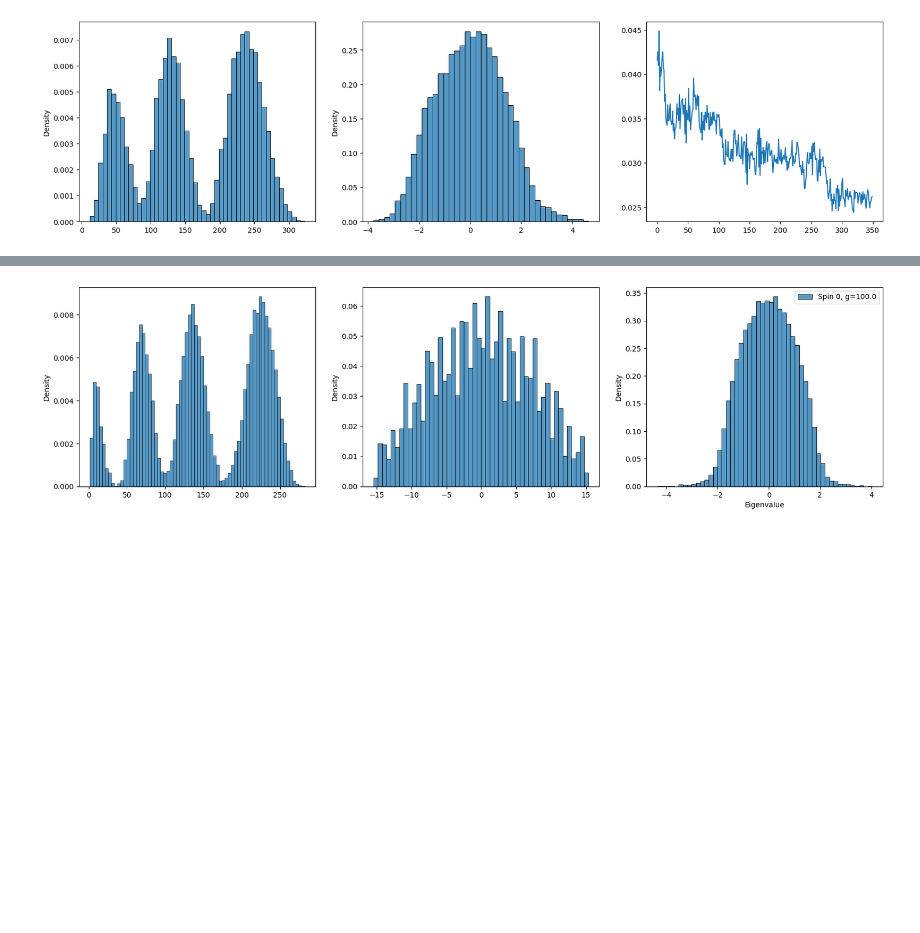
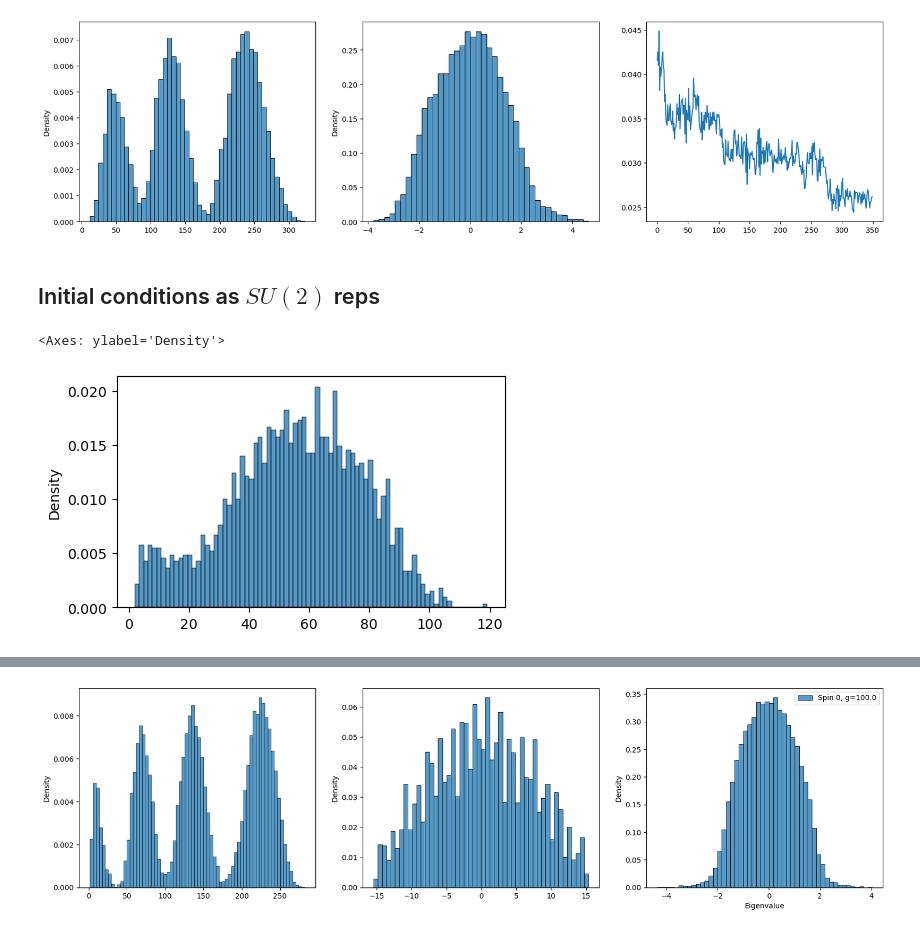
Before and after one commit to harish02murali/MatrixModelHMC_pytorch, a Jupyter notebook: dataAnalysis.ipynb, the cells around one changed output, grey strips where cells are left out. Cells and saved outputs as stored; diff of their text form; code cells hidden in the pictures; blank space fills up the shorter version.

```diff
--- a/dataAnalysis.ipynb
+++ b/dataAnalysis.ipynb
@@ -471,3 +504,30 @@ axes[2].plot((-commsSpin0g150[50:, 0].real) / commsSpin0g150[50:, 1].real)
 # %% [output]
 [<matplotlib.lines.Line2D at 0x...>]
 [figure]
+# %% [markdown]
+## Initial conditions as $SU(2)$ reps
+# %%
+NCOL = 45
+evalsSpin0g300 = np.fromfile(f"eigenvalues_fuzzySpin0_type2_Omega1.0_g300.0_N45.dat", dtype=np.complex128).reshape(-1, 7 * 45)
+commsSpin0g300 = np.fromfile(f"comm2_fuzzySpin0_type2_Omega1.0_g300.0_N45.dat", dtype=np.complex128).reshape(-1, 4)
+evalsSpin4g300 = np.fromfile(f"eigenvalues_fuzzySpin4_type2_Omega1.0_g300.0_N45.dat", dtype=np.complex128).reshape(-1, 7 * 45)
+commsSpin4g300 = np.fromfile(f"comm2_fuzzySpin4_type2_Omega1.0_g300.0_N45.dat", dtype=np.complex128).reshape(-1, 4)
+evalsSpin22g300 = np.fromfile(f"eigenvalues_fuzzySpin22_type2_Omega1.0_g300.0_N45.dat", dtype=np.complex128).reshape(-1, 7 * 45)
+commsSpin22g300 = np.fromfile(f"comm2_fuzzySpin22_type2_Omega1.0_g300.0_N45.dat", dtype=np.complex128).reshape(-1, 4)
+evalsSpin0g1000 = np.fromfile(f"eigenvalues_fuzzySpin0_type2_Omega1.0_g1000.0_N45.dat", dtype=np.complex128).reshape(-1, 7 * 45)
+commsSpin0g1000 = np.fromfile(f"comm2_fuzzySpin0_type2_Omega1.0_g1000.0_N45.dat", dtype=np.complex128).reshape(-1, 4)
+evalsOmega0p1g300 = np.fromfile(f"eigenvalues_fuzzySpin0_type2_Omega0.1_g300.0_N45.dat", dtype=np.complex128).reshape(-1, 7 * 45)
+commsOmega0p1g300 = np.fromfile(f"comm2_fuzzySpin0_type2_Omega0.1_g300.0_N45.dat", dtype=np.complex128).reshape(-1, 4)
+evalsOmega0p05g100 = np.fromfile(f"eigenvalues_fuzzySpin0_type2_Omega0.05_g100.0_N45.dat", dtype=np.complex128).reshape(-1, 7 * 45)
+commsOmega0p05g100 = np.fromfile(f"comm2_fuzzySpin0_type2_Omega0.05_g100.0_N45.dat", dtype=np.complex128).reshape(-1, 4)
+
+evalsSpin0N30g300 = np.fromfile(f"eigenvalues_fuzzySpin0_type2_Omega1.0_g300.0_N30.dat", dtype=np.complex128).reshape(-1, 7 * 30)
+commsSpin0N30g300 = np.fromfile(f"comm2_fuzzySpin0_type2_Omega1.0_g300.0_N30.dat", dtype=np.complex128).reshape(-1, 4)
+
+evalsSpin0N60g300 = np.fromfile(f"eigenvalues_fuzzySpin0_type2_Omega1.0_g300.0_N60.dat", dtype=np.complex128).reshape(-1, 7 * 60)
+commsSpin0N60g300 = np.fromfile(f"comm2_fuzzySpin0_type2_Omega1.0_g300.0_N60.dat", dtype=np.complex128).reshape(-1, 4)
+# %%
+sns.histplot(evalsOmega0p05g100[350:, -45:].flatten().real, stat='density', label="g=100.0, spin 0", bins=80)
+# %% [output]
+<Axes: ylabel='Density'>
+[figure, added]
```
Also changed, not shown: parts of 28 cells of this notebook, 2 other files.
